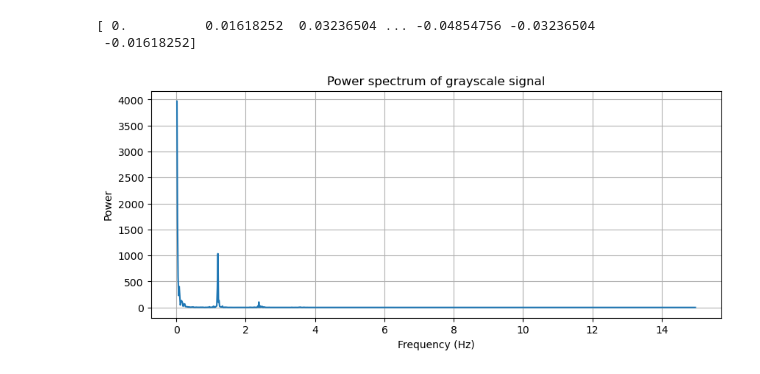
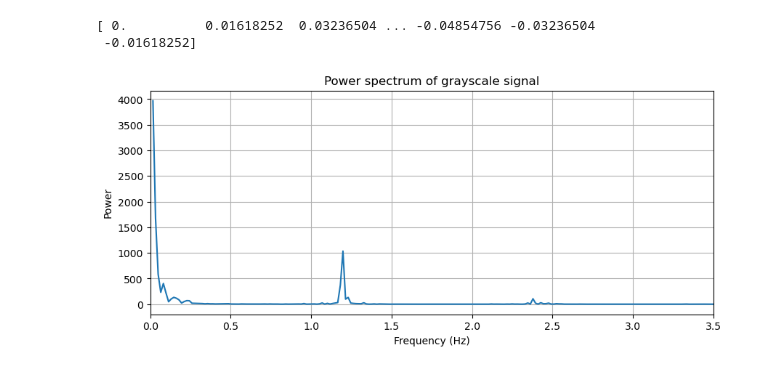
Before and after one commit to darkon-star/Programming, a Jupyter notebook: partB.ipynb, the cells around one changed output. Drawn from its saved outputs; the diff is of its cells as text; code cells hidden in the pictures.

Commit message:
limit the frequency range on the plot from 0 to 3.5

```diff
--- a/partB.ipynb
+++ b/partB.ipynb
@@ -104,14 +104,15 @@ signal_power = np.abs(signal_fft)**2 / N
 # %%
 # Select positive frequencies
 mask = (frequencies > 0)
 
 # Plot power spectrum
 plt.figure(figsize=(10,4))
 plt.plot(frequencies[mask], signal_power[mask])
 plt.xlabel("Frequency (Hz)")
 plt.ylabel("Power")
 plt.title("Power spectrum of grayscale signal")
+plt.xlim(0,3.5) # Limit the displayed frequency range to 0–3.5 Hz
 plt.grid()
 plt.show()
 # %% [output]
-[figure, old version]
+[figure, new version]
```
